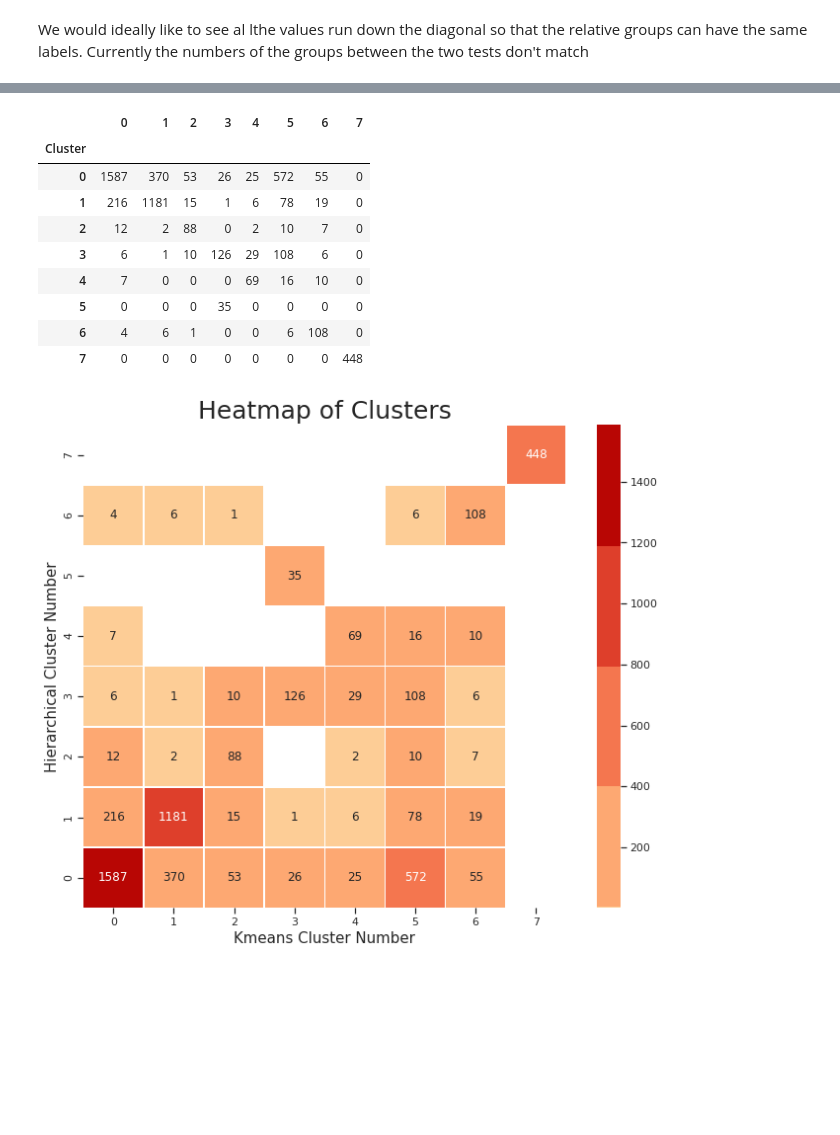
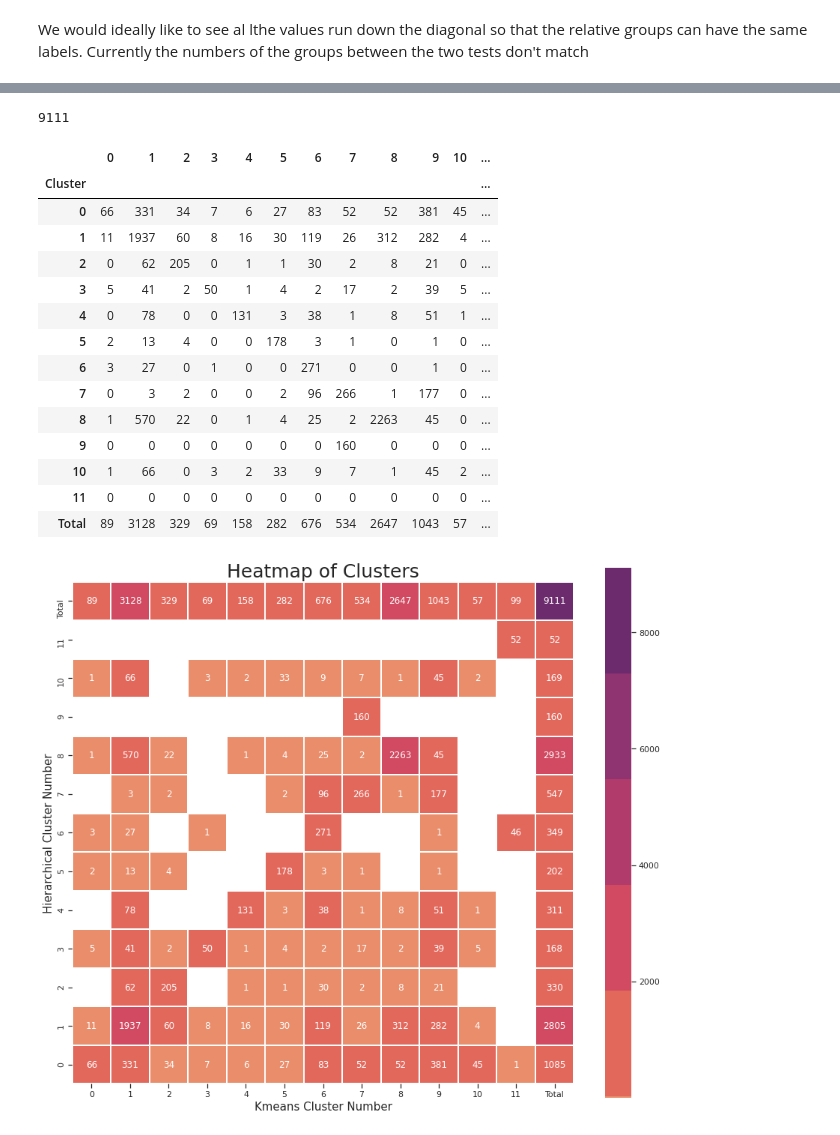
Before and after one commit to HenningH87/Coursera_Capstone, a Jupyter notebook: Comparison.ipynb, the cells around one changed output, grey strips where cells are left out. Saved outputs shown, nothing was run; the diff lists cells and outputs as text; code cells hidden in the pictures; blank space fills up the shorter version.

```diff
--- a/Comparison.ipynb
+++ b/Comparison.ipynb
@@ -10,7 +10,7 @@ import seaborn as sns
 sns.set_theme(style="ticks")
 import tabulate
 # %%
-con = sqlite3.connect('Campsite_data_4k.db')
+con = sqlite3.connect('Campsite_data_4k-all.db')
 query = ''' SELECT A.Latitude, A.Longitude, A.Campsite_Name, Agg_Cluster_Labels, Kmeans_Cluster_Labels FROM Agg A, Kmeans K where A.Latitude = K.Latitude'''
 df_RV = pd.read_sql_query(query,con)
 # %%
@@ -32,5 +32,6 @@ df_RV
 # %%
-df_RV = df_RV.fillna(7)
+#df_RV = df_RV.fillna(12)
+df_RV = df_RV.dropna()
 # %%
 range_i = list(range(1,int(df_RV['Agg_Cluster_Labels'].max()+2)))
 df_clusters = []
@@ -99,6 +86,7 @@ relabel_groups_list=[]
 for i in df_cluster_stats.columns:
     relabel_groups_list.append(int(df_cluster_stats[df_cluster_stats[i].max() == df_cluster_stats[i]].reset_index()['Cluster'].values))
 # %%
-relabel_groups_list[3]=5
+relabel_groups_list[7]=9
+relabel_groups_list[9]=10
 relabel_groups_list
 # %% [output]
@@ -124,46 +118,65 @@ df_RV
+# %%
+df_RV.groupby('Agg_Cluster_Labels').count().sum()[0]
+# %% [output]
+9111
 # %%
 range_i = list(range(1,int(df_RV['Agg_Cluster_Labels'].max()+2)))
 df_clusters = []
 for cluster in range_i:
     df_clusters.append(df_RV[df_RV['Agg_Cluster_Labels'] == cluster-1])
 cluster_stats = []
+
 for cluster in df_clusters:
     temp = {}
     temp['Cluster'] = str(int(cluster['Agg_Cluster_Labels'].mean()))
     for i in range_i:
-        temp[str(i-1)] = cluster[cluster['new_Kmeans_labels'] == i-1]['new_Kmeans_labels'].count()
+        temp[str(i-1)] = int(cluster[cluster['new_Kmeans_labels'] == i-1]['new_Kmeans_labels'].count())
+    temp['Total'] = df_RV.groupby('Agg_Cluster_Labels').count().loc[int(cluster['Agg_Cluster_Labels'].mean())][0]
     cluster_stats.append(temp)
-df_cluster_stats = pd.DataFrame(cluster_stats).set_index('Cluster').applymap(lambda x: int(x))
+
+temp={}
+temp['Cluster']='Total'
+temp['Total'] = df_RV.groupby('Agg_Cluster_Labels').count().sum()[0]
+for row in df_RV.groupby('new_Kmeans_labels').count().iterrows():
+    temp[str(row[0])]=row[1][1]
+cluster_stats.append(temp)
+
+df_cluster_stats = pd.DataFrame(cluster_stats).set_index('Cluster')
 df_cluster_stats
 # %% [output]
-|  | 0 | 1 | 2 | 3 | 4 | 5 | 6 | 7 |
-| Cluster |  |  |  |  |  |  |  |  |
-| 0 | 1587 | 370 | 53 | 26 | 25 | 572 | 55 | 0 |
-| 1 | 216 | 1181 | 15 | 1 | 6 | 78 | 19 | 0 |
-| 2 | 12 | 2 | 88 | 0 | 2 | 10 | 7 | 0 |
-| 3 | 6 | 1 | 10 | 126 | 29 | 108 | 6 | 0 |
-| 4 | 7 | 0 | 0 | 0 | 69 | 16 | 10 | 0 |
-| 5 | 0 | 0 | 0 | 35 | 0 | 0 | 0 | 0 |
-| 6 | 4 | 6 | 1 | 0 | 0 | 6 | 108 | 0 |
-| 7 | 0 | 0 | 0 | 0 | 0 | 0 | 0 | 448 |
+|  | 0 | 1 | 2 | 3 | 4 | 5 | 6 | 7 | 8 | 9 | 10 | ... |
+| Cluster |  |  |  |  |  |  |  |  |  |  |  | ... |
+| 0 | 66 | 331 | 34 | 7 | 6 | 27 | 83 | 52 | 52 | 381 | 45 | ... |
+| 1 | 11 | 1937 | 60 | 8 | 16 | 30 | 119 | 26 | 312 | 282 | 4 | ... |
+| 2 | 0 | 62 | 205 | 0 | 1 | 1 | 30 | 2 | 8 | 21 | 0 | ... |
+| 3 | 5 | 41 | 2 | 50 | 1 | 4 | 2 | 17 | 2 | 39 | 5 | ... |
+| 4 | 0 | 78 | 0 | 0 | 131 | 3 | 38 | 1 | 8 | 51 | 1 | ... |
+| 5 | 2 | 13 | 4 | 0 | 0 | 178 | 3 | 1 | 0 | 1 | 0 | ... |
+| 6 | 3 | 27 | 0 | 1 | 0 | 0 | 271 | 0 | 0 | 1 | 0 | ... |
+| 7 | 0 | 3 | 2 | 0 | 0 | 2 | 96 | 266 | 1 | 177 | 0 | ... |
+| 8 | 1 | 570 | 22 | 0 | 1 | 4 | 25 | 2 | 2263 | 45 | 0 | ... |
+| 9 | 0 | 0 | 0 | 0 | 0 | 0 | 0 | 160 | 0 | 0 | 0 | ... |
+| 10 | 1 | 66 | 0 | 3 | 2 | 33 | 9 | 7 | 1 | 45 | 2 | ... |
+| 11 | 0 | 0 | 0 | 0 | 0 | 0 | 0 | 0 | 0 | 0 | 0 | ... |
+| Total | 89 | 3128 | 329 | 69 | 158 | 282 | 676 | 534 | 2647 | 1043 | 57 | ... |
 # %%
 # Set up the matplotlib figure
-f, ax = plt.subplots(figsize=(11, 9)), plt.axes()
-cmap = sns.color_palette("OrRd")#sns.color_palette("light:#5A9", as_cmap=True)
+f, ax = plt.subplots(figsize=(15, 13)), plt.axes()
+cmap = sns.color_palette("flare")#sns.color_palette("light:#5A9", as_cmap=True)
 # Draw the heatmap with the mask and correct aspect ratio
-sns.heatmap(df_cluster_stats[df_cluster_stats.columns.tolist()].replace({0:np.nan}).to_numpy(),
-            annot=True,linewidths=.5,
+sns.heatmap(df_cluster_stats[df_cluster_stats.columns.tolist()].replace({0:np.nan}),
+            annot=True,linewidths=1,
             square=True,
-            center=400,
+            center=3650,
             fmt='.0f',
             cmap = cmap).invert_yaxis() #400 635
 plt.title('Heatmap of Clusters', fontsize = 25) # title with fontsize 20
 plt.xlabel('Kmeans Cluster Number', fontsize = 15) # x-axis label with fontsize 15
 plt.ylabel('Hierarchical Cluster Number', fontsize = 15) # y-axis label with fontsize 15
-plt.savefig('Agg_Kmeans_corr.png',dpi=300)
+plt.savefig('Agg_Kmeans_corr.png',dpi=100)
 plt.show()
 # %% [output]
-[figure, old version]
+[figure, new version]
 # %%
 print(df_cluster_stats.to_markdown())
 # %% [output]
```
Also changed, not shown: parts of 15 cells of this notebook, 6 other files.
